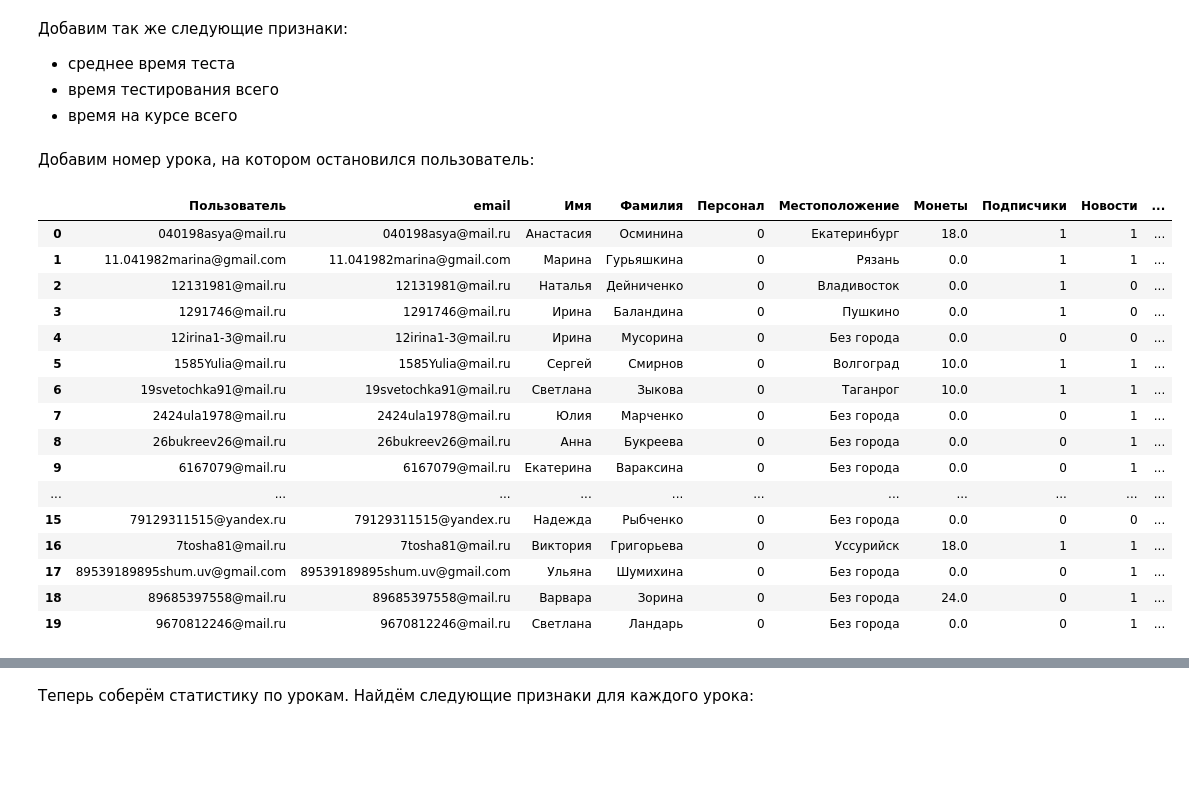
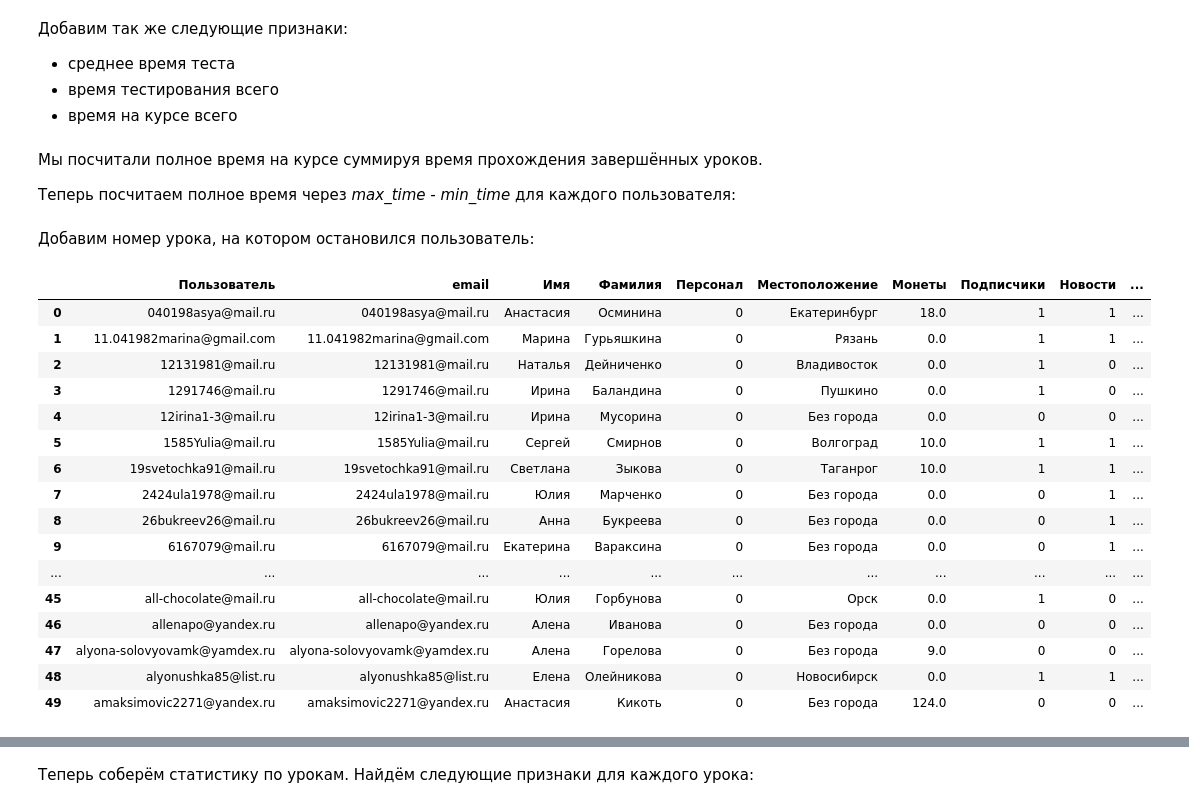
Before and after one commit to MaximZhambalov/Hackatone_10_2024_SF, a Jupyter notebook: 2_merge.ipynb, the cells around one changed output, grey strips where cells are left out. Cells and saved outputs as stored; diff of their text form; code cells hidden in the pictures; blank space fills up the shorter version.

```diff
--- a/2_merge.ipynb
+++ b/2_merge.ipynb
@@ -305,13 +305,31 @@ for user in users_list:
         av_time[user] = round(lesson_stats.loc[mask, 'Время теста'].sum() / lessons_finished, 2)
     else:
         av_time[user] = 0
-
     test_time_total[user] = lesson_stats.loc[mask, 'Время теста'].sum()
     total_time[user] = lesson_stats.loc[mask, 'Время на уроке'].sum()
 
 users_merged['Среднее время теста'] = users_merged['Пользователь'].map(av_time)
 users_merged['Время тестирования всего'] = users_merged['Пользователь'].map(test_time_total)
-users_merged['Время на курсе'] = users_merged['Пользователь'].map(total_time)
+users_merged['Время на курсе (завершённые уроки)'] = users_merged['Пользователь'].map(total_time)
+# %% [markdown]
+Мы посчитали полное время на курсе суммируя время прохождения завершённых уроков.
+
+Теперь посчитаем полное время через *max_time - min_time* для каждого пользователя:
+# %%
+total_time_max_min = {}
+
+for user in users_course_list:
+    mask = lesson_stats['Пользователь'] == user
+    cols_time = lesson_stats.columns.to_list()[1:5]
+
+    mins = lesson_stats.loc[mask, cols_time].min()
+    maxs = lesson_stats.loc[mask, cols_time].max()
+    diff = (maxs.max() - mins.min()).seconds
+
+    total_time_max_min[user] = diff
+
+users_merged['Время на курсе (max-min)'] = users_merged['Пользователь'].map(total_time_max_min)
+users_merged['Время на курсе (max-min)'] = users_merged['Время на курсе (max-min)'].fillna(0)
 # %% [markdown]
 Добавим номер урока, на котором остановился пользователь:
 # %%
@@ -329,22 +347,22 @@ for user in users_course_list:
 users_merged['Текущий урок'] = users_merged['Пользователь'].map(current_lesson)
 users_merged['Текущий урок'] = users_merged['Текущий урок'].fillna(0)
 # %%
-users_merged.head(20)
+users_merged.head(50)
 # %% [output]
 |  | Пользователь | email | Имя | Фамилия | Персонал | Местоположение | Монеты | Подписчики | Новости | ... |
 | 0 | 040198asya@mail.ru | 040198asya@mail.ru | Анастасия | Осминина | 0 | Екатеринбург | 18.0 | 1 | 1 | ... |
 | 1 | 11.041982marina@gmail.com | 11.041982marina@gmail.com | Марина | Гурьяшкина | 0 | Рязань | 0.0 | 1 | 1 | ... |
 | 2 | 12131981@mail.ru | 12131981@mail.ru | Наталья | Дейниченко | 0 | Владивосток | 0.0 | 1 | 0 | ... |
 | 3 | 1291746@mail.ru | 1291746@mail.ru | Ирина | Баландина | 0 | Пушкино | 0.0 | 1 | 0 | ... |
 | 4 | 12irina1-3@mail.ru | 12irina1-3@mail.ru | Ирина | Мусорина | 0 | Без города | 0.0 | 0 | 0 | ... |
 | 5 | 1585Yulia@mail.ru | 1585Yulia@mail.ru | Сергей | Смирнов | 0 | Волгоград | 10.0 | 1 | 1 | ... |
 | 6 | 19svetochka91@mail.ru | 19svetochka91@mail.ru | Светлана | Зыкова | 0 | Таганрог | 10.0 | 1 | 1 | ... |
 | 7 | 2424ula1978@mail.ru | 2424ula1978@mail.ru | Юлия | Марченко | 0 | Без города | 0.0 | 0 | 1 | ... |
 | 8 | 26bukreev26@mail.ru | 26bukreev26@mail.ru | Анна | Букреева | 0 | Без города | 0.0 | 0 | 1 | ... |
 | 9 | 6167079@mail.ru | 6167079@mail.ru | Екатерина | Вараксина | 0 | Без города | 0.0 | 0 | 1 | ... |
 | ... | ... | ... | ... | ... | ... | ... | ... | ... | ... | ... |
-| 15 | 79129311515@yandex.ru | 79129311515@yandex.ru | Надежда | Рыбченко | 0 | Без города | 0.0 | 0 | 0 | ... |
-| 16 | 7tosha81@mail.ru | 7tosha81@mail.ru | Виктория | Григорьева | 0 | Уссурийск | 18.0 | 1 | 1 | ... |
-| 17 | 89539189895shum.uv@gmail.com | 89539189895shum.uv@gmail.com | Ульяна | Шумихина | 0 | Без города | 0.0 | 0 | 1 | ... |
-| 18 | 89685397558@mail.ru | 89685397558@mail.ru | Варвара | Зорина | 0 | Без города | 24.0 | 0 | 1 | ... |
-| 19 | 9670812246@mail.ru | 9670812246@mail.ru | Светлана | Ландарь | 0 | Без города | 0.0 | 0 | 1 | ... |
+| 45 | all-chocolate@mail.ru | all-chocolate@mail.ru | Юлия | Горбунова | 0 | Орск | 0.0 | 1 | 0 | ... |
+| 46 | allenapo@yandex.ru | allenapo@yandex.ru | Алена | Иванова | 0 | Без города | 0.0 | 0 | 0 | ... |
+| 47 | alyona-solovyovamk@yamdex.ru | alyona-solovyovamk@yamdex.ru | Алена | Горелова | 0 | Без города | 9.0 | 0 | 0 | ... |
+| 48 | alyonushka85@list.ru | alyonushka85@list.ru | Елена | Олейникова | 0 | Новосибирск | 0.0 | 1 | 1 | ... |
+| 49 | amaksimovic2271@yandex.ru | amaksimovic2271@yandex.ru | Анастасия | Кикоть | 0 | Без города | 124.0 | 0 | 0 | ... |
```
Also changed, not shown: parts of 2 cells of this notebook, 2 other files.
